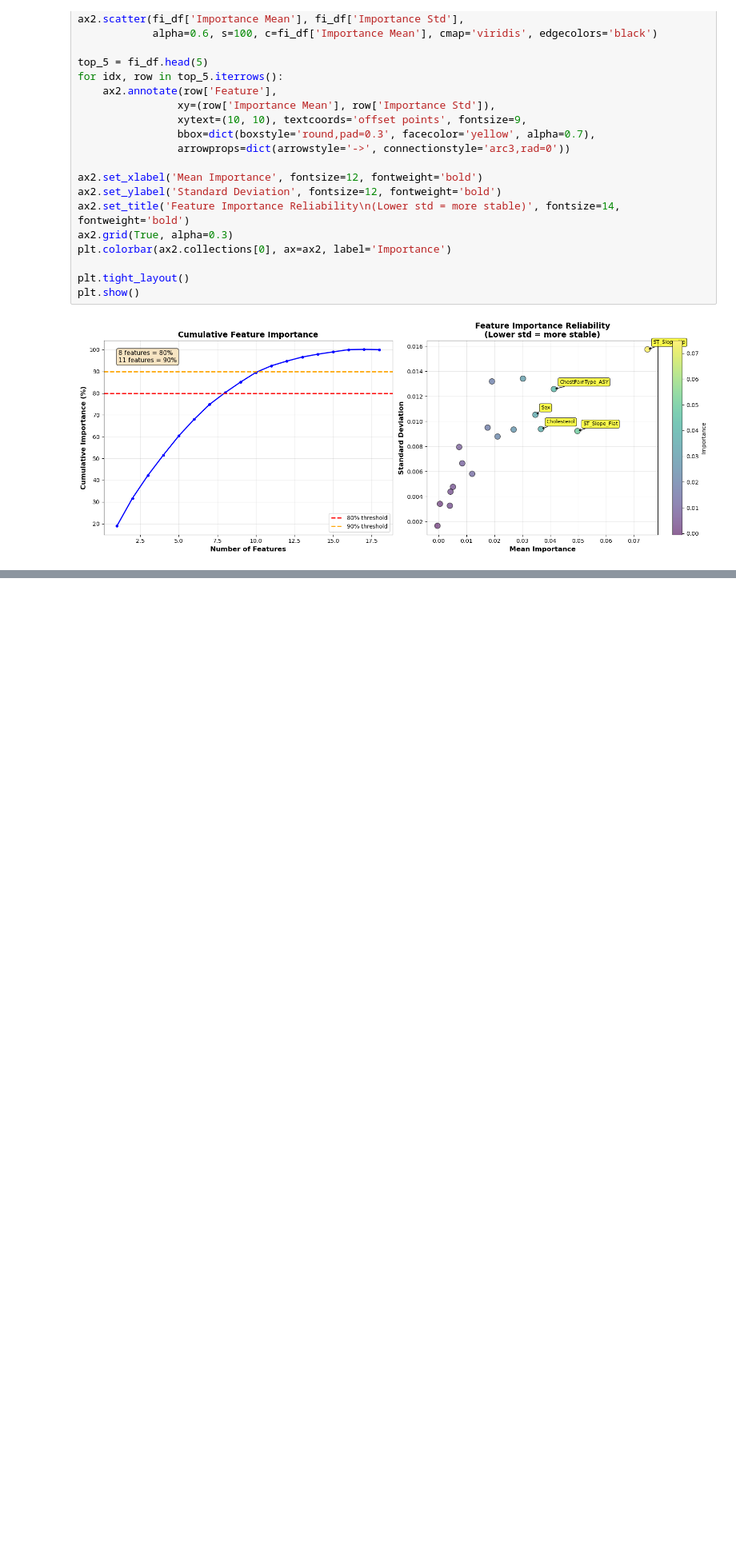
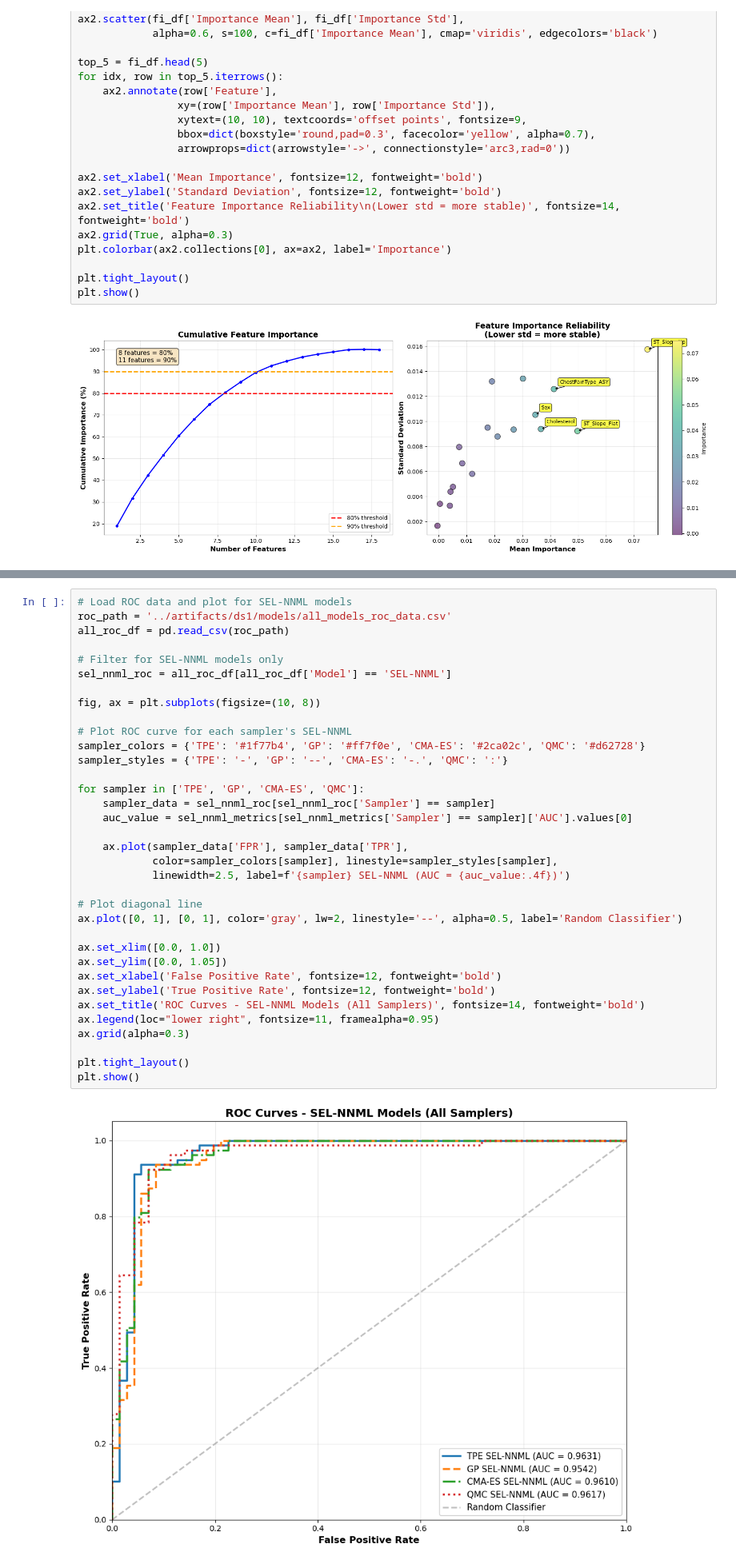
Before and after one commit to azhar-anas/sel-nnml-heart-disease-prediction, a Jupyter notebook: notebooks/3.1_ds1_visualization.ipynb, the cells around one changed output, grey strips where cells are left out. Shown: that part at 80% size. Drawn from its saved outputs; the diff is of its cells as text; blank space fills up the shorter version.

```diff
--- a/notebooks/3.1_ds1_visualization.ipynb
+++ b/notebooks/3.1_ds1_visualization.ipynb
@@ -357,0 +434,37 @@ plt.show()
+# %%
+# Load ROC data and plot for SEL-NNML models
+roc_path = '../artifacts/ds1/models/all_models_roc_data.csv'
+all_roc_df = pd.read_csv(roc_path)
+
+# Filter for SEL-NNML models only
+sel_nnml_roc = all_roc_df[all_roc_df['Model'] == 'SEL-NNML']
+
+fig, ax = plt.subplots(figsize=(10, 8))
+
+# Plot ROC curve for each sampler's SEL-NNML
+sampler_colors = {'TPE': '#1f77b4', 'GP': '#ff7f0e', 'CMA-ES': '#2ca02c', 'QMC': '#d62728'}
+sampler_styles = {'TPE': '-', 'GP': '--', 'CMA-ES': '-.', 'QMC': ':'}
+
+for sampler in ['TPE', 'GP', 'CMA-ES', 'QMC']:
+    sampler_data = sel_nnml_roc[sel_nnml_roc['Sampler'] == sampler]
+    auc_value = sel_nnml_metrics[sel_nnml_metrics['Sampler'] == sampler]['AUC'].values[0]
+
+    ax.plot(sampler_data['FPR'], sampler_data['TPR'],
+            color=sampler_colors[sampler], linestyle=sampler_styles[sampler],
+            linewidth=2.5, label=f'{sampler} SEL-NNML (AUC = {auc_value:.4f})')
+
+# Plot diagonal line
+ax.plot([0, 1], [0, 1], color='gray', lw=2, linestyle='--', alpha=0.5, label='Random Classifier')
+
+ax.set_xlim([0.0, 1.0])
+ax.set_ylim([0.0, 1.05])
+ax.set_xlabel('False Positive Rate', fontsize=12, fontweight='bold')
+ax.set_ylabel('True Positive Rate', fontsize=12, fontweight='bold')
+ax.set_title('ROC Curves - SEL-NNML Models (All Samplers)', fontsize=14, fontweight='bold')
+ax.legend(loc="lower right", fontsize=11, framealpha=0.95)
+ax.grid(alpha=0.3)
+
+plt.tight_layout()
+plt.show()
+# %% [output]
+[figure, added]
```
Also changed, not shown: parts of 11 cells of this notebook, 7 other files.
